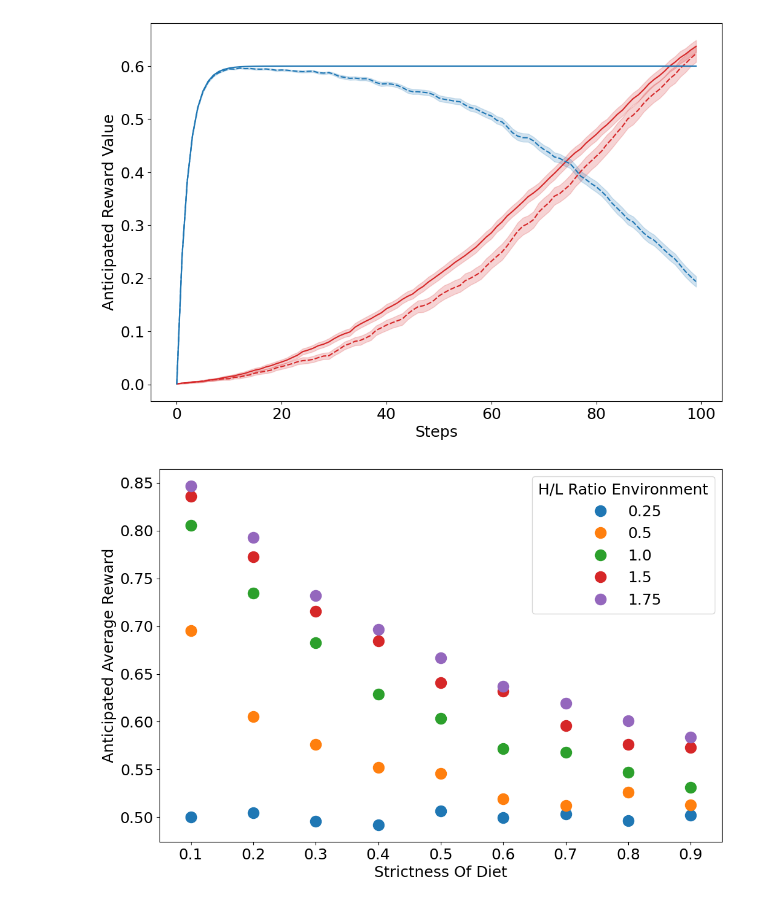
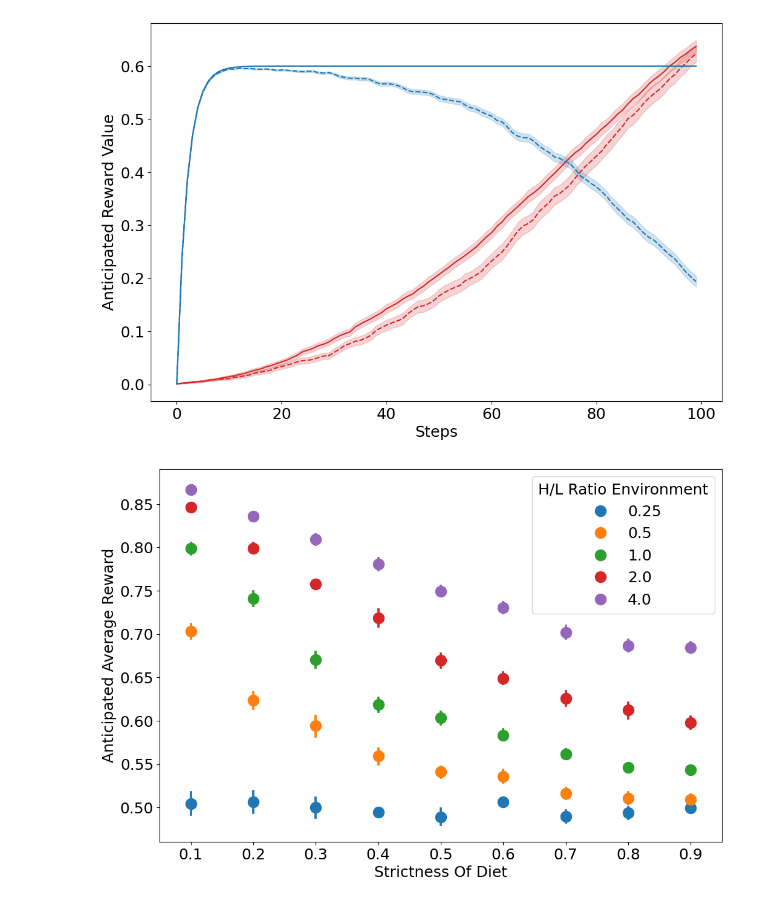
Before and after one commit to Kajijoo/abm, a Jupyter notebook: run.ipynb, the cells around one changed output. Drawn from its saved outputs; the diff is of its cells as text; code cells hidden in the pictures.

```diff
--- a/run.ipynb
+++ b/run.ipynb
@@ -8,7 +8,7 @@ from main import LearningModel
 #Epsilon represents the probability that an agent chooses the other option regardless of preference. For example, when dieting.
 #Theta represents the H to L ratio in the random food environment.
 
-m = LearningModel(N=100, width=100, height=100, learning_model='RW', distribute_patches = 'weekday', seed = None, epsilon = 0.05, theta = 0.25)
+m = LearningModel(N=100, width=100, height=100, learning_model='RWE', distribute_patches = 'random', seed = None, epsilon = 0.05, theta = 4)
 
 for i in range(100):
     m.step()
@@ -204,7 +204,7 @@ from tqdm import tqdm
 # Define the parameters to vary
 learning_model = "RWE"
 distribute_patch = "random"
-thetas = [0.25, 0.5, 1.0, 1.5, 1.75]  #H to L ratio
+thetas = [0.25, 0.5, 1.0, 2.0, 4.0]  #H to L ratio
 epsilons = [0.1, 0.2, 0.3, 0.4, 0.5, 0.6, 0.7, 0.8, 0.9]  #"dieting"
 
 def batch_run_2():
@@ -213,7 +213,7 @@ def batch_run_2():
     for theta in thetas:
         for epsilon in epsilons:
             for i in tqdm(range(10), desc=f"Running {learning_model} with theta={theta}, epsilon={epsilon}"):
-                model = LearningModel(N=100, width=100, height=100, learning_model=learning_model, distribute_patches=distribute_patch, theta=theta, epsilon=epsilon)
+                model = LearningModel(N=100, width=100, height=100, learning_model=learning_model, distribute_patches=distribute_patch, theta=theta, epsilon=epsilon, value_high=0.88, value_low=0.14)
 
                 for step in range(100):
                     model.step()
@@ -236,28 +236,28 @@ df_avg = df.groupby(["Run", "Epsilon", "Theta"]).mean().reset_index()
 # %%
 import seaborn as sns
 import matplotlib.pyplot as plt
 
 def plot_results():
     plt.figure(figsize=(12, 8))
     plt.rcParams.update({
         'font.size': 18,          # general font size
         'axes.titlesize': 20,     # title font size
         'axes.labelsize': 18,     # x and y label font size
         'xtick.labelsize': 18,    # x tick label font size
         'ytick.labelsize': 18,    # y tick label font size
         'legend.fontsize': 18     # legend font size
     })
     # Plot Value_High
-    sns.pointplot(data=df_avg, x='Epsilon', y='Value_High', hue='Theta', errorbar = None, markersize = 12, linestyle = 'none', palette='tab10')
+    sns.pointplot(data=df_avg, x='Epsilon', y='Value_High', hue='Theta', errorbar=('ci', 80), markersize = 12, linestyle = 'none', palette='tab10')
     plt.xlabel('Strictness Of Diet')
     plt.ylabel('Anticipated Average Reward')
     plt.legend(title='H/L Ratio Environment')
     plt.show()
 
 # Plot results
 plot_results()
 # %% [output]
-[figure, old version]
+[figure, new version]
 # %%
 import seaborn as sns
 import matplotlib.pyplot as plt
```
Also changed, not shown: parts of 5 cells of this notebook, 6 other files.
